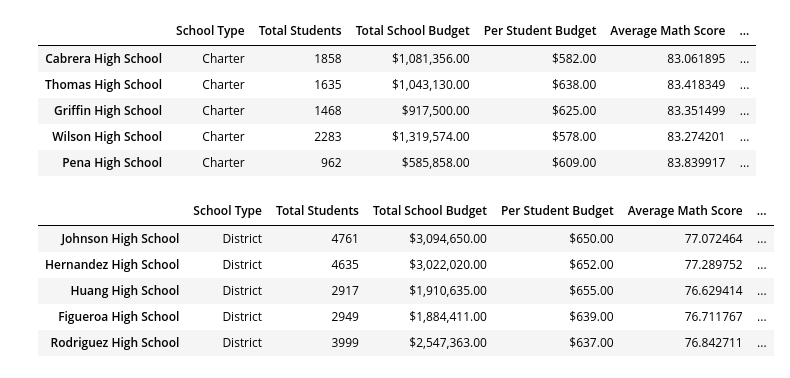
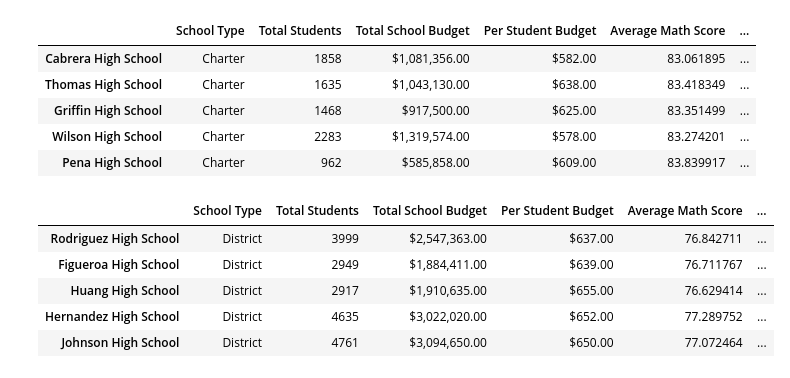
Before and after one commit to william-davis-04/School_District_Analysis, a Jupyter notebook: PyCitySchools.ipynb, the cells around one changed output. Saved outputs shown, nothing was run; the diff lists cells and outputs as text; code cells hidden in the pictures.

```diff
--- a/PyCitySchools.ipynb
+++ b/PyCitySchools.ipynb
@@ -946,12 +946,15 @@ top_schools.head()
 | Griffin High School | Charter | 1468 | $917,500.00 | $625.00 | 83.351499 | ... |
 | Wilson High School | Charter | 2283 | $1,319,574.00 | $578.00 | 83.274201 | ... |
 | Pena High School | Charter | 962 | $585,858.00 | $609.00 | 83.839917 | ... |
-# %%
-top_schools.tail()
-# %% [output]
-|  | School Type | Total Students | Total School Budget | Per Student Budget | Average Math Score | ... |
-| Johnson High School | District | 4761 | $3,094,650.00 | $650.00 | 77.072464 | ... |
-| Hernandez High School | District | 4635 | $3,022,020.00 | $652.00 | 77.289752 | ... |
-| Huang High School | District | 2917 | $1,910,635.00 | $655.00 | 76.629414 | ... |
-| Figueroa High School | District | 2949 | $1,884,411.00 | $639.00 | 76.711767 | ... |
-| Rodriguez High School | District | 3999 | $2,547,363.00 | $637.00 | 76.842711 | ... |
+# %%
+# Sort and show top five schools.
+bottom_schools = per_school_summary_df.sort_values(["% Overall Passing"], ascending=True)
+
+bottom_schools.head()
+# %% [output]
+|  | School Type | Total Students | Total School Budget | Per Student Budget | Average Math Score | ... |
+| Rodriguez High School | District | 3999 | $2,547,363.00 | $637.00 | 76.842711 | ... |
+| Figueroa High School | District | 2949 | $1,884,411.00 | $639.00 | 76.711767 | ... |
+| Huang High School | District | 2917 | $1,910,635.00 | $655.00 | 76.629414 | ... |
+| Hernandez High School | District | 4635 | $3,022,020.00 | $652.00 | 77.289752 | ... |
+| Johnson High School | District | 4761 | $3,094,650.00 | $650.00 | 77.072464 | ... |
```
Also changed, not shown: parts of 10 cells of this notebook.
